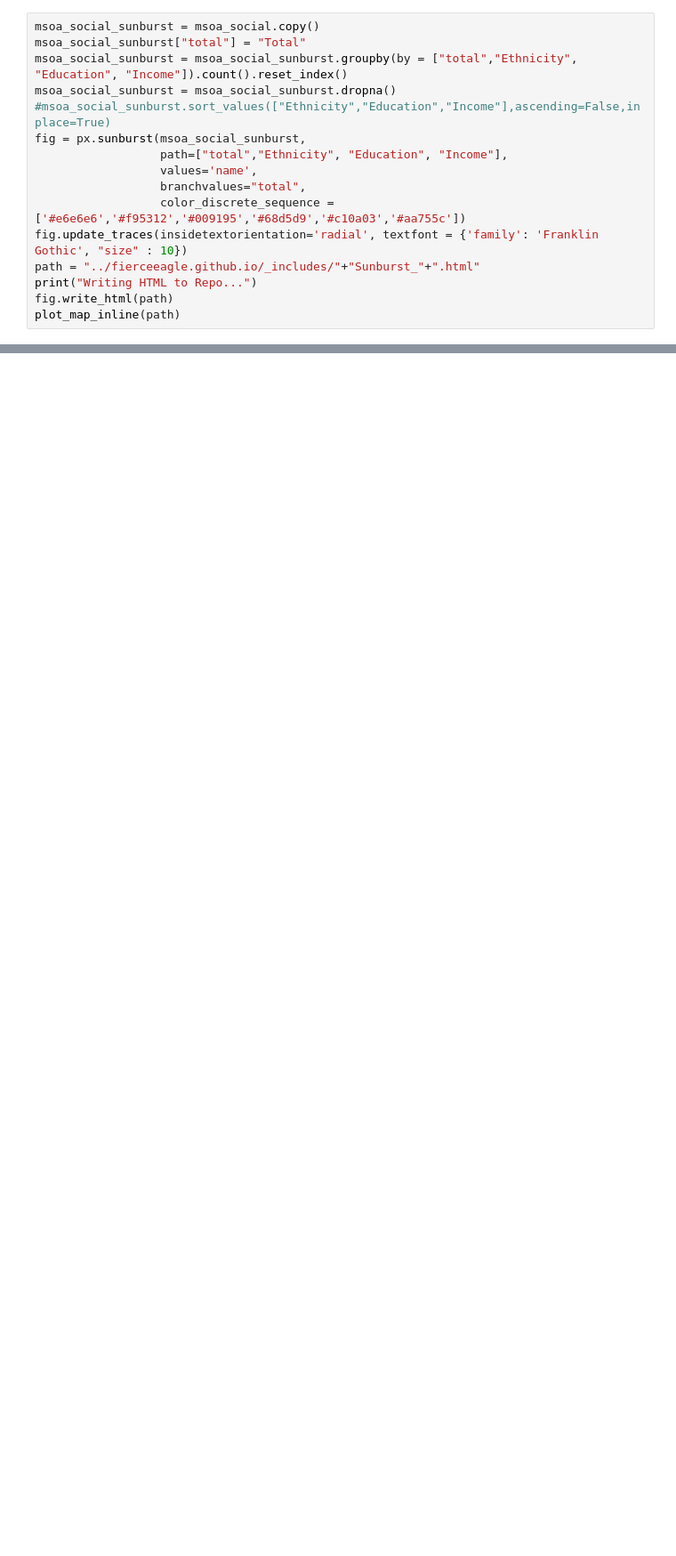
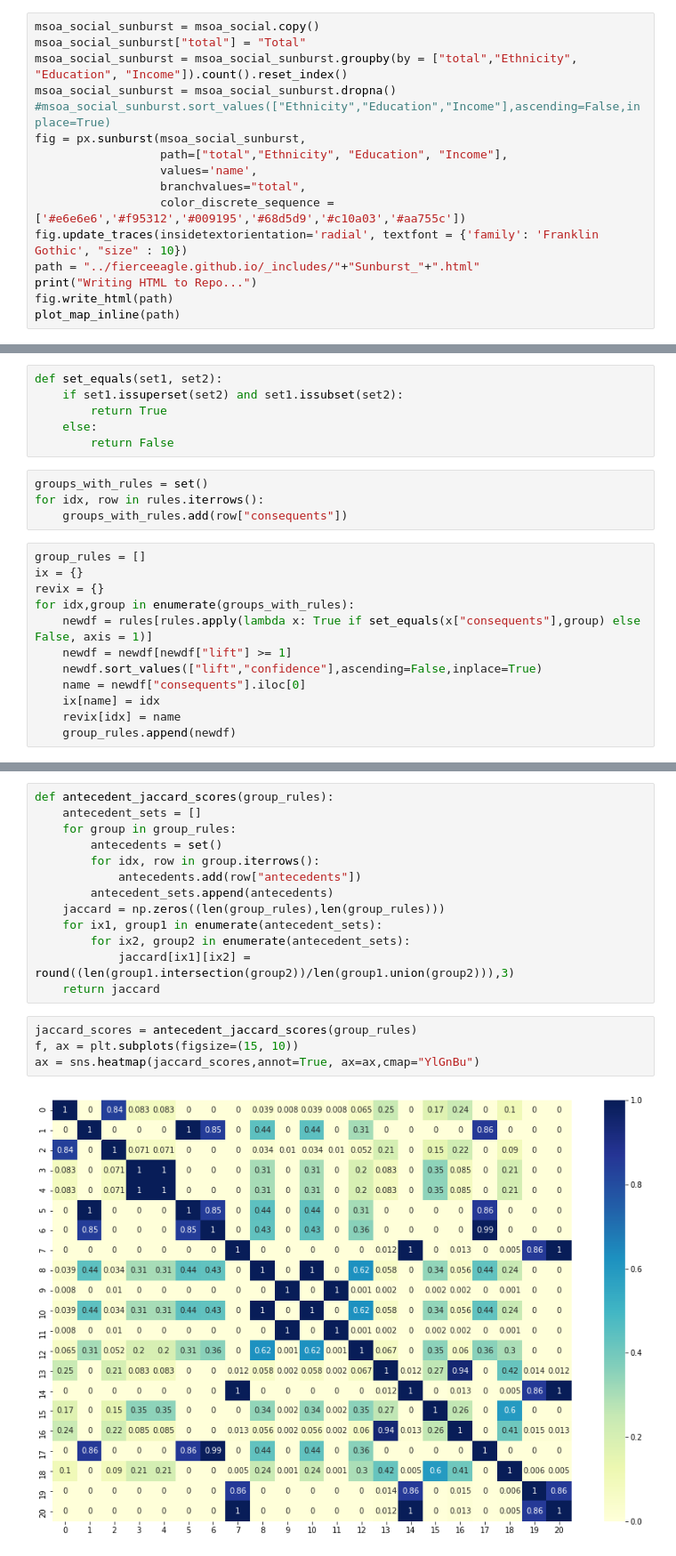
Before and after one commit to epfl-ada/ada-2020-project-milestone-p3-p3_binging_with_babbage, a Jupyter notebook: Updated_Factories.ipynb, the cells around one changed output, grey strips where cells are left out. Shown at 89% size. Saved outputs shown, nothing was run; the diff lists cells and outputs as text; blank space fills up the shorter version.

Commit message:
association rule mining

```diff
--- a/Updated_Factories.ipynb
+++ b/Updated_Factories.ipynb
@@ -171,0 +216,22 @@ plot_map_inline(path)
+# %%
+def set_equals(set1, set2):
+    if set1.issuperset(set2) and set1.issubset(set2):
+        return True
+    else:
+        return False
+# %%
+groups_with_rules = set()
+for idx, row in rules.iterrows():
+    groups_with_rules.add(row["consequents"])
+# %%
+group_rules = []
+ix = {}
+revix = {}
+for idx,group in enumerate(groups_with_rules):
+    newdf = rules[rules.apply(lambda x: True if set_equals(x["consequents"],group) else False, axis = 1)]
+    newdf = newdf[newdf["lift"] >= 1]
+    newdf.sort_values(["lift","confidence"],ascending=False,inplace=True)
+    name = newdf["consequents"].iloc[0]
+    ix[name] = idx
+    revix[idx] = name
+    group_rules.append(newdf)
@@ -171,0 +259,19 @@ plot_map_inline(path)
+# %%
+def antecedent_jaccard_scores(group_rules):
+    antecedent_sets = []
+    for group in group_rules:
+        antecedents = set()
+        for idx, row in group.iterrows():
+            antecedents.add(row["antecedents"])
+        antecedent_sets.append(antecedents)
+    jaccard = np.zeros((len(group_rules),len(group_rules)))
+    for ix1, group1 in enumerate(antecedent_sets):
+        for ix2, group2 in enumerate(antecedent_sets):
+            jaccard[ix1][ix2] = round((len(group1.intersection(group2))/len(group1.union(group2))),3)
+    return jaccard
+# %%
+jaccard_scores = antecedent_jaccard_scores(group_rules)
+f, ax = plt.subplots(figsize=(15, 10))
+ax = sns.heatmap(jaccard_scores,annot=True, ax=ax,cmap="YlGnBu")
+# %% [output]
+[figure, added]
```
Also changed, not shown: parts of 12 cells of this notebook, 6 other files.
